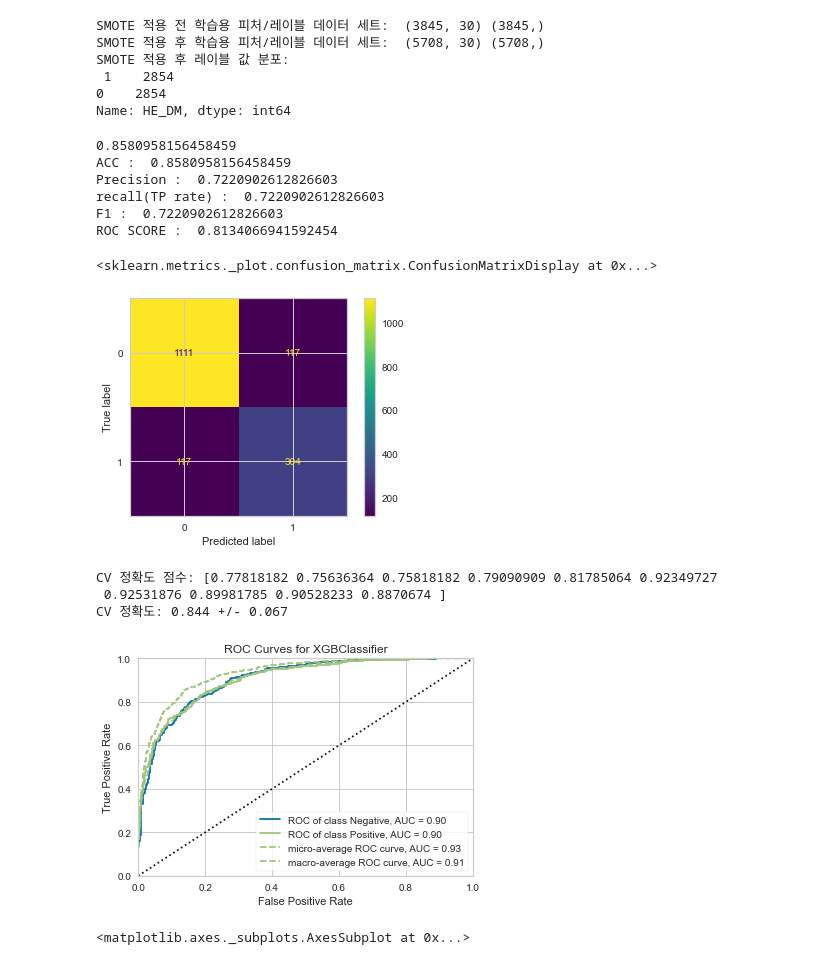
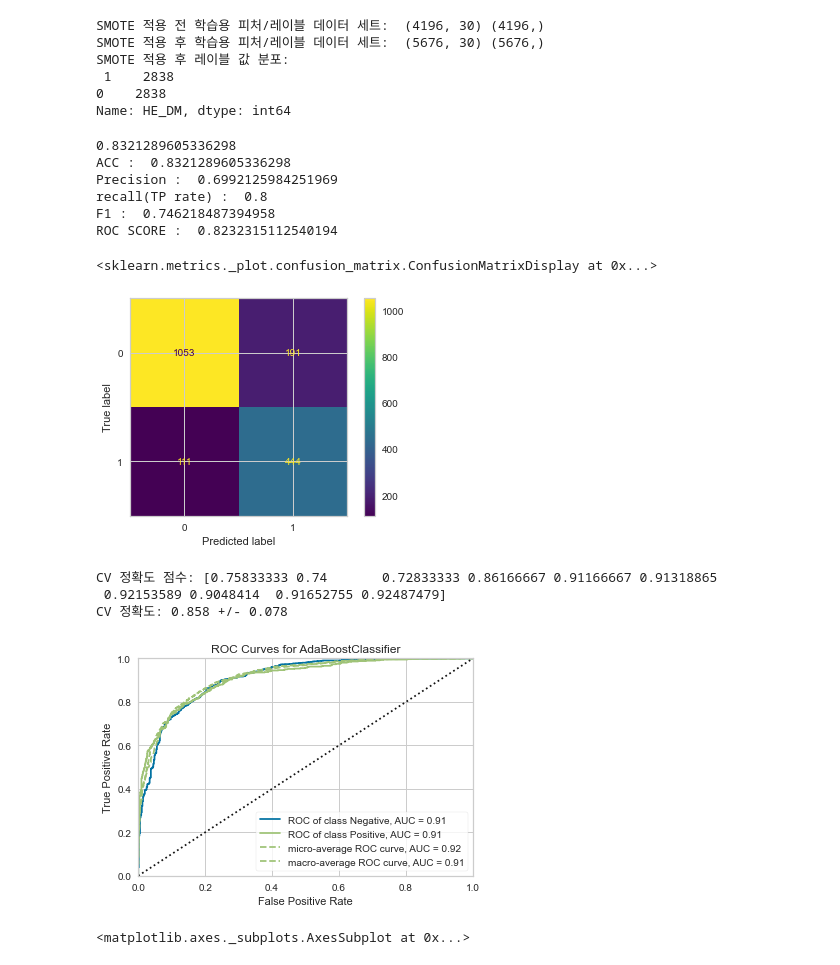
Before and after one commit to easthobb/Diabetes-Analysis, a Jupyter notebook: OUTCOME_ANALYSIS.ipynb, the cells around one changed output. Drawn from its saved outputs; the diff is of its cells as text; code cells hidden in the pictures.

Commit message:
roc curve comp

```diff
--- a/OUTCOME_ANALYSIS.ipynb
+++ b/OUTCOME_ANALYSIS.ipynb
@@ -59,7 +59,7 @@ pd.set_option('display.max_columns', 200)
 pd.set_option('display.width', 200)
 # %%
 ## DATA LOAD
-df = pd.read_csv('2016_17_18_OUTCOME.csv')
+df = pd.read_csv('2018_17_16_OUTCOME.csv')
 df.head()
 df.isnull()
 # %% [output]
@@ -79,5 +79,3 @@ df.isnull()
 # %%
-df=df.drop(columns=['intercept','Unnamed: 0'])
-df.head()
-#print('DATA IS : \n', pd.Series(df.HE_DM).value_counts())
+print('DATA IS : \n', pd.Series(df.HE_DM).value_counts())
 # %% [output]
@@ -90,6 +86,3 @@ df.head()
-# %%
-df.isnull().sum()
-df=df.fillna(0)
 # %%
 ## SETTING DEPENDENT VAR, INDEPENDENT VARS
 
@@ -137,30 +119,30 @@ print('SMOTE 적용 전 학습용 피처/레이블 데이터 세트: ', X_train.
 print('SMOTE 적용 후 학습용 피처/레이블 데이터 세트: ', X_train_over.shape, Y_train_over.shape)
 print('SMOTE 적용 후 레이블 값 분포: \n', pd.Series(Y_train_over).value_counts())
 # %% [output]
-SMOTE 적용 전 학습용 피처/레이블 데이터 세트:  (3845, 30) (3845,)
-SMOTE 적용 후 학습용 피처/레이블 데이터 세트:  (5708, 30) (5708,)
+SMOTE 적용 전 학습용 피처/레이블 데이터 세트:  (4196, 30) (4196,)
+SMOTE 적용 후 학습용 피처/레이블 데이터 세트:  (5676, 30) (5676,)
 SMOTE 적용 후 레이블 값 분포:
- 1    2854
-0    2854
+ 1    2838
+0    2838
 Name: HE_DM, dtype: int64
 # %%
 ##PIPELINE RESAMPLED WORKFLOW
-pipe = Pipeline([('scaler',StandardScaler()), ('classifiers',XGBClassifier())])
+pipe = Pipeline([('scaler',StandardScaler()), ('classifiers',AdaBoostClassifier())])
 pipe.fit(X_train_over,Y_train_over)
 #y_preds=pipe.predict(X_test_over)
 y_preds=pipe.predict(X_test)
 print(pipe.score(X_test,Y_test))
 metrics(Y_test,y_preds)
 plot_confusion_matrix(pipe,X_test,Y_test)
 # %% [output]
-0.8580958156458459
-ACC :  0.8580958156458459
-Precision :  0.7220902612826603
-recall(TP rate) :  0.7220902612826603
-F1 :  0.7220902612826603
-ROC SCORE :  0.8134066941592454
+0.8321289605336298
+ACC :  0.8321289605336298
+Precision :  0.6992125984251969
+recall(TP rate) :  0.8
+F1 :  0.746218487394958
+ROC SCORE :  0.8232315112540194
 <sklearn.metrics._plot.confusion_matrix.ConfusionMatrixDisplay at 0x...>
-[figure, old version]
+[figure, new version]
 # %%
 ## K-FOLD VALIDATION
 scores = cross_val_score(estimator=pipe,
@@ -173,9 +155,9 @@ scores = cross_val_score(estimator=pipe,
 print('CV 정확도 점수: %s' % scores)
 print('CV 정확도: %.3f +/- %.3f' % (np.mean(scores), np.std(scores)))
 # %% [output]
-CV 정확도 점수: [0.77818182 0.75636364 0.75818182 0.79090909 0.81785064 0.92349727
- 0.92531876 0.89981785 0.90528233 0.8870674 ]
-CV 정확도: 0.844 +/- 0.067
+CV 정확도 점수: [0.75833333 0.74       0.72833333 0.86166667 0.91166667 0.91318865
+ 0.92153589 0.9048414  0.91652755 0.92487479]
+CV 정확도: 0.858 +/- 0.078
 # %%
 from yellowbrick.classifier import ROCAUC
 
@@ -185,7 +167,7 @@ visualizer.fit(X_train_over,Y_train_over)
 visualizer.score(X_test, Y_test)
 visualizer.show()
 # %% [output]
-[figure, old version]
+[figure, new version]
 <matplotlib.axes._subplots.AxesSubplot at 0x...>
 # %%
 import matplotlib.pyplot as plt
```
Also changed, not shown: parts of 4 cells of this notebook, 1 other file.
